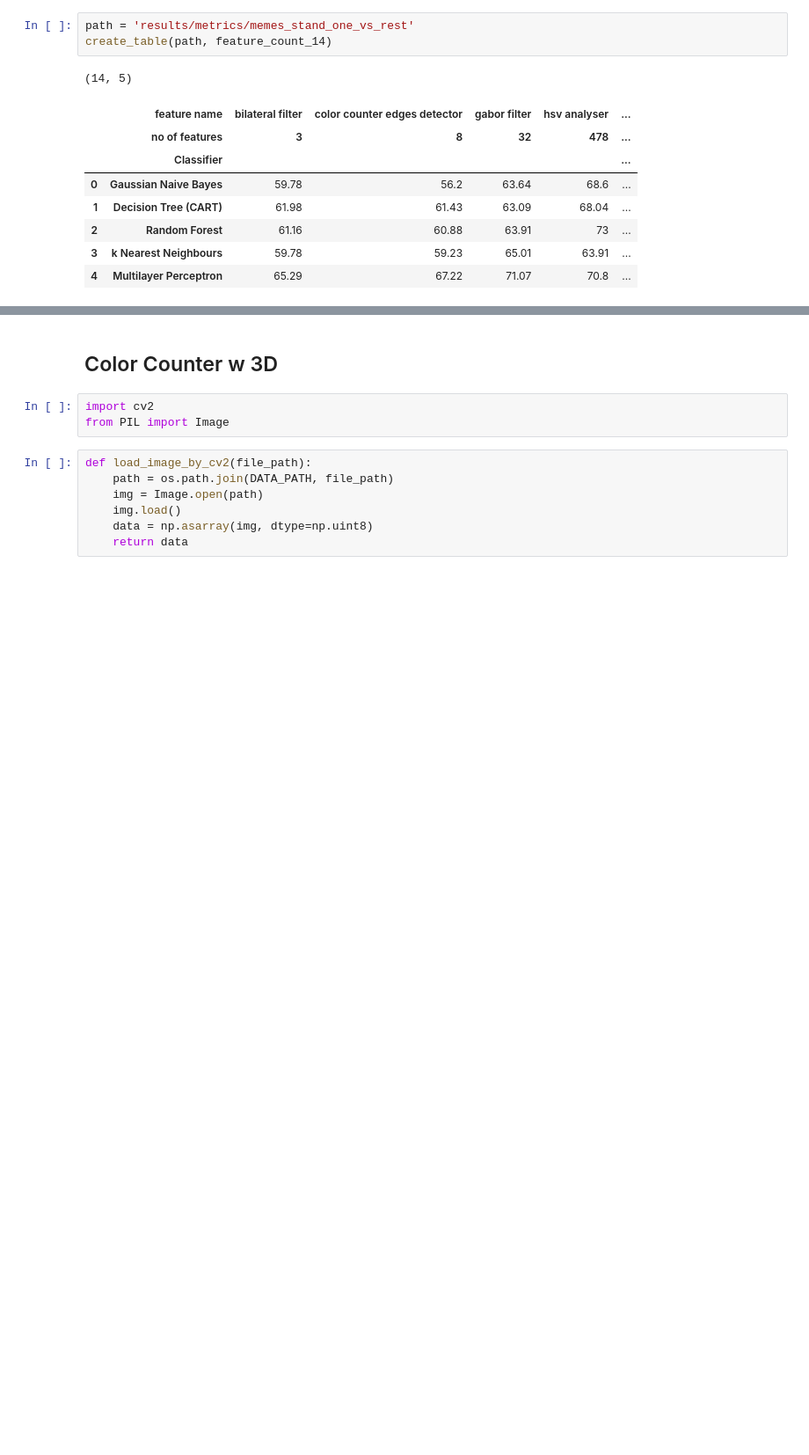
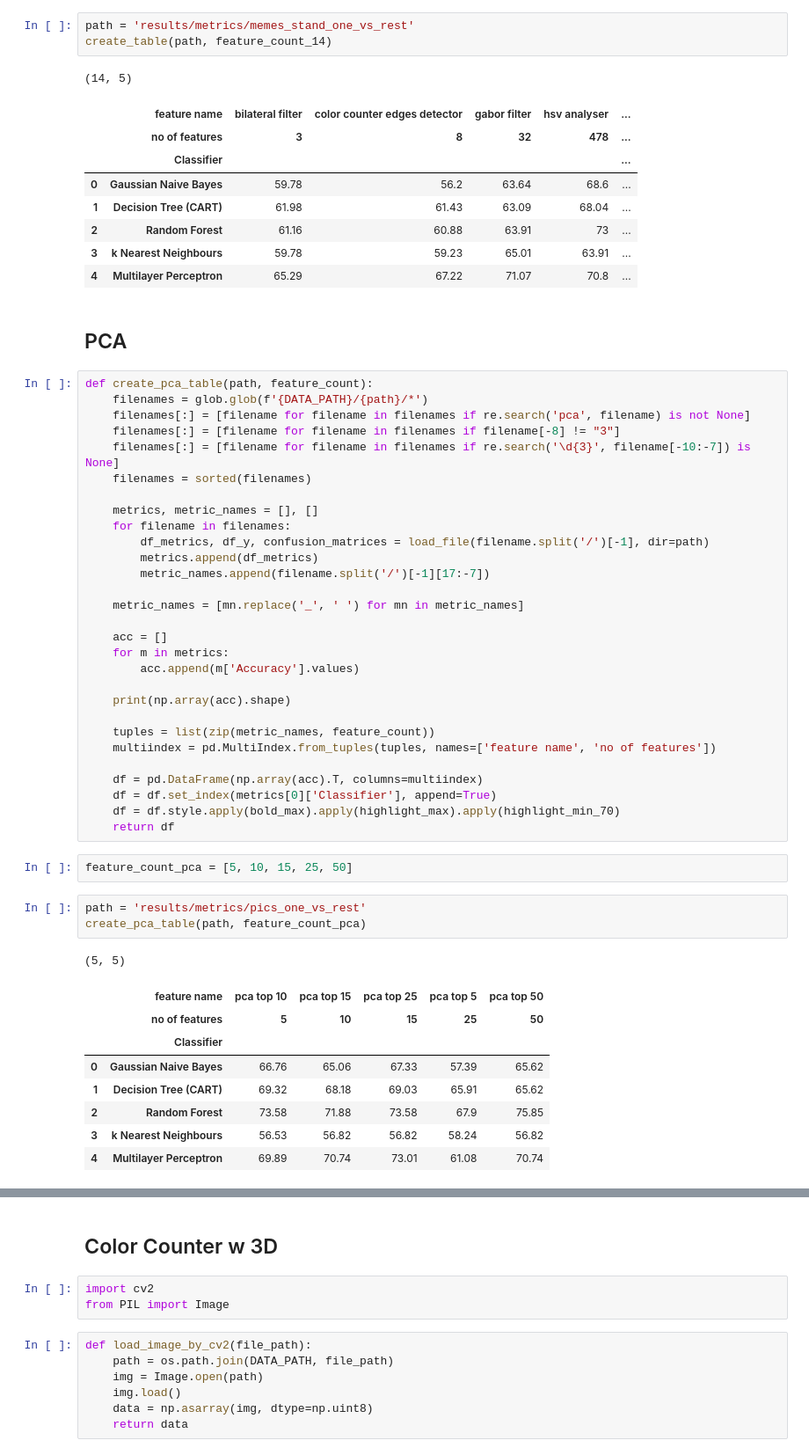
Before and after one commit to lukaszsus/memotion-images-analysis, a Jupyter notebook: experiment_scripts/pandas_dataframes_results.ipynb, the cells around one changed output, grey strips where cells are left out. Shown at 88% size. Cells and saved outputs as stored; diff of their text form; blank space fills up the shorter version.

```diff
--- a/experiment_scripts/pandas_dataframes_results.ipynb
+++ b/experiment_scripts/pandas_dataframes_results.ipynb
@@ -192,3 +193,49 @@ create_table(path, feature_count_14)
 | 2 | Random Forest | 61.16 | 60.88 | 63.91 | 73 | ... |
 | 3 | k Nearest Neighbours | 59.78 | 59.23 | 65.01 | 63.91 | ... |
 | 4 | Multilayer Perceptron | 65.29 | 67.22 | 71.07 | 70.8 | ... |
+# %% [markdown]
+## PCA
+# %%
+def create_pca_table(path, feature_count):
+    filenames = glob.glob(f'{DATA_PATH}/{path}/*')
+    filenames[:] = [filename for filename in filenames if re.search('pca', filename) is not None]
+    filenames[:] = [filename for filename in filenames if filename[-8] != "3"]
+    filenames[:] = [filename for filename in filenames if re.search('\d{3}', filename[-10:-7]) is None]
+    filenames = sorted(filenames)
+
+    metrics, metric_names = [], []
+    for filename in filenames:
+        df_metrics, df_y, confusion_matrices = load_file(filename.split('/')[-1], dir=path)
+        metrics.append(df_metrics)
+        metric_names.append(filename.split('/')[-1][17:-7])
+
+    metric_names = [mn.replace('_', ' ') for mn in metric_names]
+
+    acc = []
+    for m in metrics:
+        acc.append(m['Accuracy'].values)
+
+    print(np.array(acc).shape)
+
+    tuples = list(zip(metric_names, feature_count))
+    multiindex = pd.MultiIndex.from_tuples(tuples, names=['feature name', 'no of features'])
+
+    df = pd.DataFrame(np.array(acc).T, columns=multiindex)
+    df = df.set_index(metrics[0]['Classifier'], append=True)
+    df = df.style.apply(bold_max).apply(highlight_max).apply(highlight_min_70)
+    return df
+# %%
+feature_count_pca = [5, 10, 15, 25, 50]
+# %%
+path = 'results/metrics/pics_one_vs_rest'
+create_pca_table(path, feature_count_pca)
+# %% [output]
+(5, 5)
+|  | feature name | pca top 10 | pca top 15 | pca top 25 | pca top 5 | pca top 50 |
+|  | no of features | 5 | 10 | 15 | 25 | 50 |
+|  | Classifier |  |  |  |  |  |
+| 0 | Gaussian Naive Bayes | 66.76 | 65.06 | 67.33 | 57.39 | 65.62 |
+| 1 | Decision Tree (CART) | 69.32 | 68.18 | 69.03 | 65.91 | 65.62 |
+| 2 | Random Forest | 73.58 | 71.88 | 73.58 | 67.9 | 75.85 |
+| 3 | k Nearest Neighbours | 56.53 | 56.82 | 56.82 | 58.24 | 56.82 |
+| 4 | Multilayer Perceptron | 69.89 | 70.74 | 73.01 | 61.08 | 70.74 |
```
Also changed, not shown: parts of 5 cells of this notebook, 3 other files.
